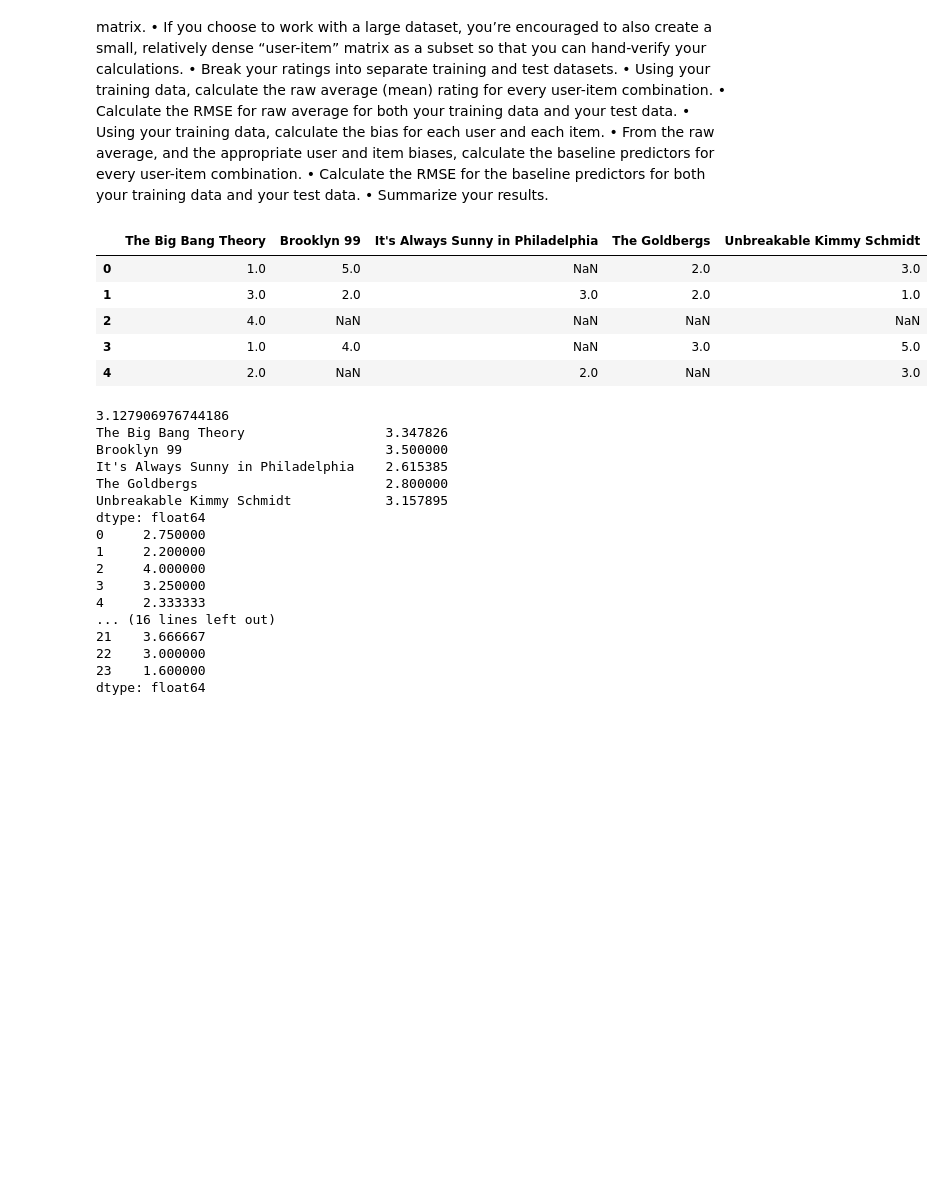
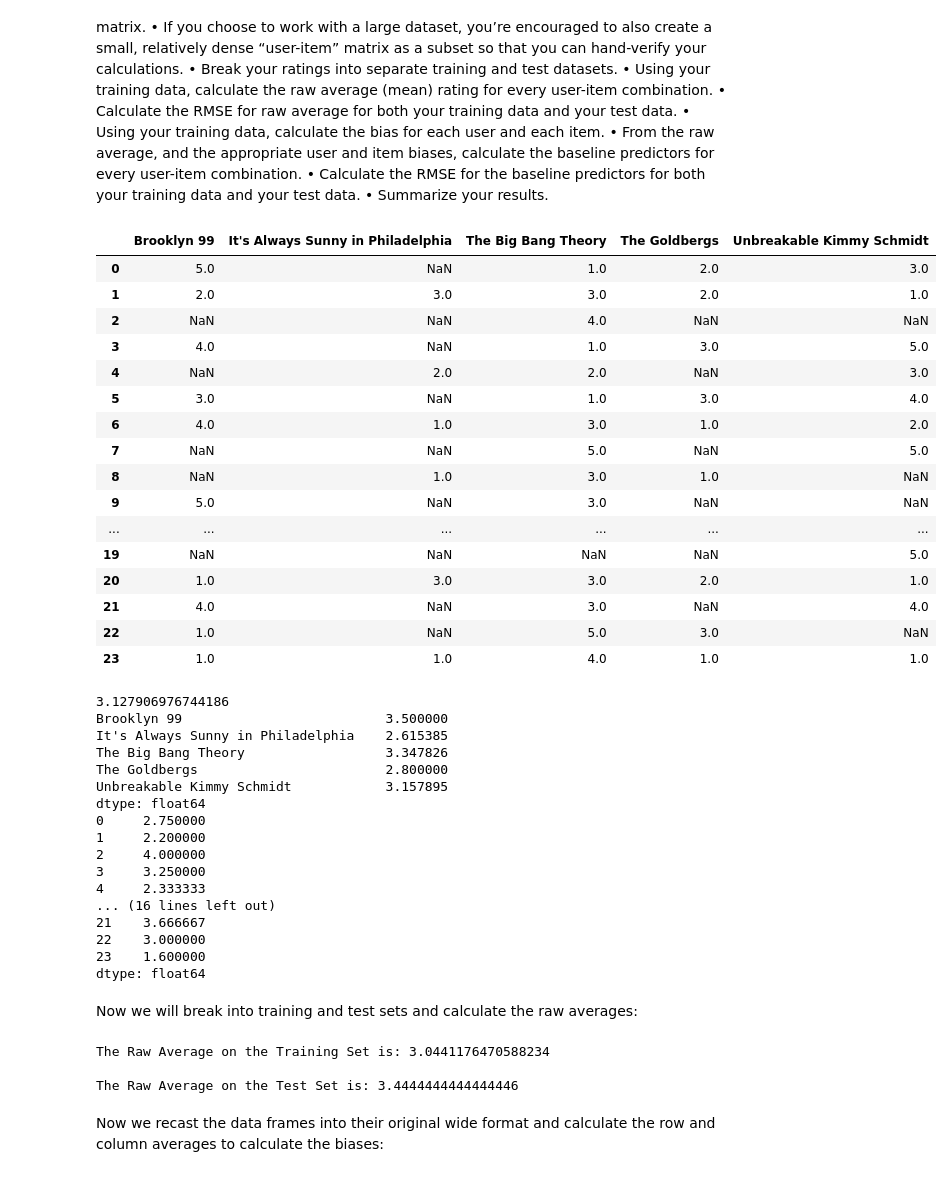
Before and after one commit to ncooper76/MSDA, a Jupyter notebook: DATA_643_Project1.ipynb, the cells around one changed output. Saved outputs shown, nothing was run; the diff lists cells and outputs as text; code cells hidden in the pictures; blank space fills up the shorter version.

```diff
--- a/DATA_643_Project1.ipynb
+++ b/DATA_643_Project1.ipynb
@@ -22,14 +22,26 @@ import pandas as pd
 # %%
 tv_df = pd.read_csv('https://raw.githubusercontent.com/ncooper76/MSDA/master/TV_Show_Preferences.csv')
 tv_df = tv_df.drop(columns=["Timestamp"])
-tv_df.head()
+tv_df = tv_df[sorted(tv_df.columns)]
+tv_df
 # %% [output]
-|  | The Big Bang Theory | Brooklyn 99 | It's Always Sunny in Philadelphia | The Goldbergs | Unbreakable Kimmy Schmidt |
-| 0 | 1.0 | 5.0 | NaN | 2.0 | 3.0 |
-| 1 | 3.0 | 2.0 | 3.0 | 2.0 | 1.0 |
-| 2 | 4.0 | NaN | NaN | NaN | NaN |
-| 3 | 1.0 | 4.0 | NaN | 3.0 | 5.0 |
-| 4 | 2.0 | NaN | 2.0 | NaN | 3.0 |
+|  | Brooklyn 99 | It's Always Sunny in Philadelphia | The Big Bang Theory | The Goldbergs | Unbreakable Kimmy Schmidt |
+| 0 | 5.0 | NaN | 1.0 | 2.0 | 3.0 |
+| 1 | 2.0 | 3.0 | 3.0 | 2.0 | 1.0 |
+| 2 | NaN | NaN | 4.0 | NaN | NaN |
+| 3 | 4.0 | NaN | 1.0 | 3.0 | 5.0 |
+| 4 | NaN | 2.0 | 2.0 | NaN | 3.0 |
+| 5 | 3.0 | NaN | 1.0 | 3.0 | 4.0 |
+| 6 | 4.0 | 1.0 | 3.0 | 1.0 | 2.0 |
+| 7 | NaN | NaN | 5.0 | NaN | 5.0 |
+| 8 | NaN | 1.0 | 3.0 | 1.0 | NaN |
+| 9 | 5.0 | NaN | 3.0 | NaN | NaN |
+| ... | ... | ... | ... | ... | ... |
+| 19 | NaN | NaN | NaN | NaN | 5.0 |
+| 20 | 1.0 | 3.0 | 3.0 | 2.0 | 1.0 |
+| 21 | 4.0 | NaN | 3.0 | NaN | 4.0 |
+| 22 | 1.0 | NaN | 5.0 | 3.0 | NaN |
+| 23 | 1.0 | 1.0 | 4.0 | 1.0 | 1.0 |
 # %%
 tv_df_mean = tv_df.stack().mean(skipna = True) #stack makes the DF one column, mean takes the mean of that colunm.
 print(tv_df_mean) # 3.1279... agrees with the average taken in Google Sheets
@@ -40,9 +52,9 @@ tv_df_row_means = tv_df.mean(axis=1,skipna = True)
 print(tv_df_row_means)
 # %% [output]
 3.127906976744186
-The Big Bang Theory                  3.347826
 Brooklyn 99                          3.500000
 It's Always Sunny in Philadelphia    2.615385
+The Big Bang Theory                  3.347826
 The Goldbergs                        2.800000
 Unbreakable Kimmy Schmidt            3.157895
 dtype: float64
@@ -56,3 +68,25 @@ dtype: float64
 22    3.000000
 23    1.600000
 dtype: float64
+# %% [markdown]
+Now we will break into training and test sets and calculate the raw averages:
+# %%
+from sklearn.model_selection import train_test_split
+tv_col_df = tv_df.stack()
+tv_col_df.head(20)
+
+tv_train, tv_test = train_test_split(tv_col_df, test_size =0.2)
+tv_train = tv_train.sort_index()
+tv_test = tv_test.sort_index()
+#print(tv_train.head())
+#print(tv_test.head())
+train_raw_ave = tv_train.mean()
+test_raw_ave = tv_test.mean()
+print("The Raw Average on the Training Set is: " + str(train_raw_ave) + "\n")
+print("The Raw Average on the Test Set is: " + str(test_raw_ave) + "\n")
+# %% [output]
+The Raw Average on the Training Set is: 3.0441176470588234
+
+The Raw Average on the Test Set is: 3.4444444444444446
+# %% [markdown]
+Now we recast the data frames into their original wide format and calculate the row and column averages to calculate the biases:
```
Also changed, not shown: parts of 10 cells of this notebook.
